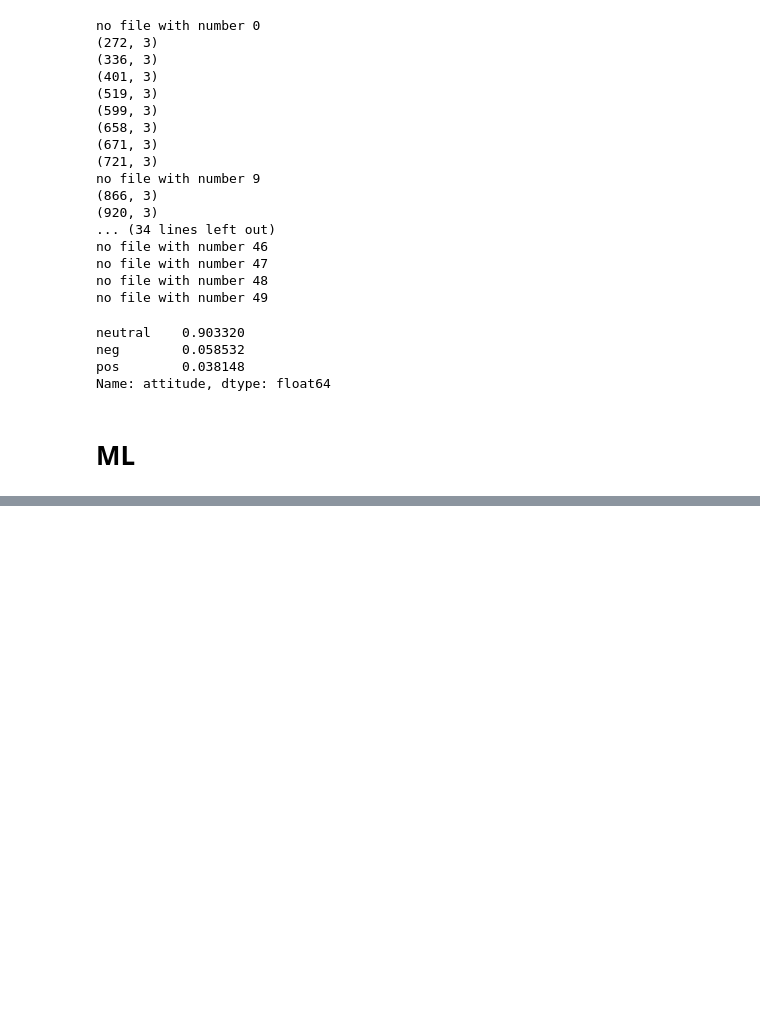
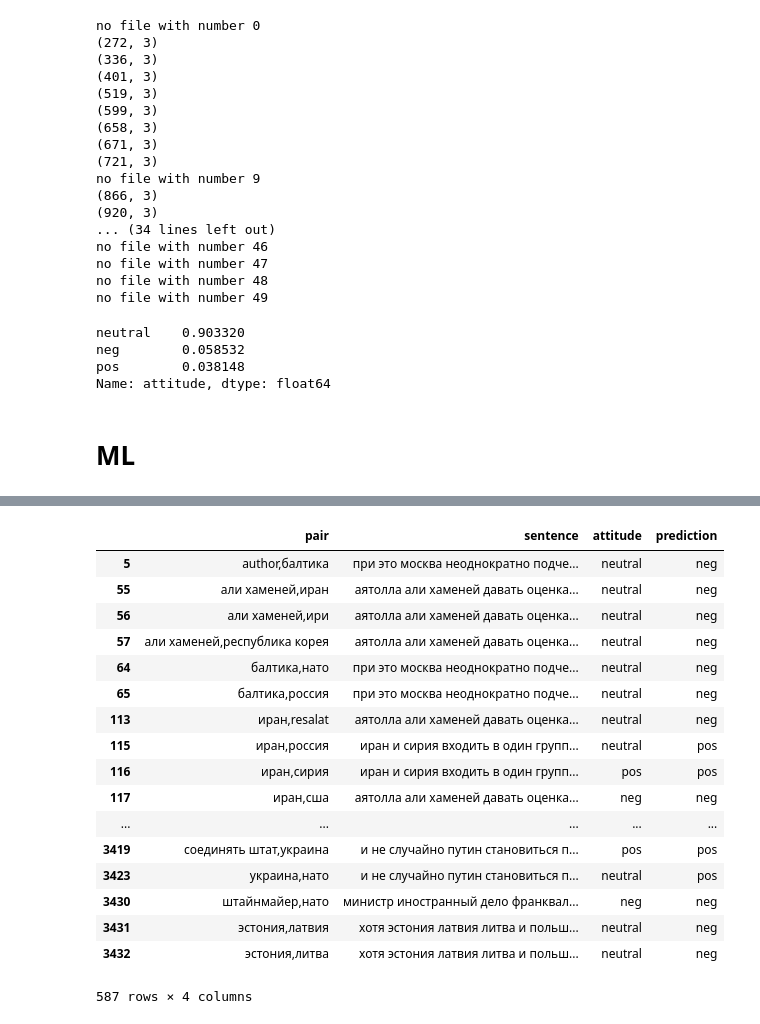
Before and after one commit to DmitrySerg/HSE-NLP-Summer-School, a Jupyter notebook: NLP_summerschool.ipynb, the cells around one changed output, grey strips where cells are left out. Drawn from its saved outputs; the diff is of its cells as text; code cells hidden in the pictures; blank space fills up the shorter version.

```diff
--- a/NLP_summerschool.ipynb
+++ b/NLP_summerschool.ipynb
@@ -458,0 +684,26 @@ FINAL.pair = FINAL.pair.apply(lambda x: x.decode("utf8"))
+# %%
+answ = pd.DataFrame(le.inverse_transform(map(np.argmax, logit_sgd.predict_proba(X_train_vector))))
+answ.columns = ["prediction"]
+# %%
+FINAL["prediction"] = answ
+# %%
+FINAL[FINAL.prediction!="neutral"]
+# %% [output]
+|  | pair | sentence | attitude | prediction |
+| 5 | author,балтика | при это москва неоднократно подче... | neutral | neg |
+| 55 | али хаменей,иран | аятолла али хаменей давать оценка... | neutral | neg |
+| 56 | али хаменей,ири | аятолла али хаменей давать оценка... | neutral | neg |
+| 57 | али хаменей,республика корея | аятолла али хаменей давать оценка... | neutral | neg |
+| 64 | балтика,нато | при это москва неоднократно подче... | neutral | neg |
+| 65 | балтика,россия | при это москва неоднократно подче... | neutral | neg |
+| 113 | иран,resalat | аятолла али хаменей давать оценка... | neutral | neg |
+| 115 | иран,россия | иран и сирия входить в один групп... | neutral | pos |
+| 116 | иран,сирия | иран и сирия входить в один групп... | pos | pos |
+| 117 | иран,сша | аятолла али хаменей давать оценка... | neg | neg |
+| ... | ... | ... | ... | ... |
+| 3419 | соединять штат,украина | и не случайно путин становиться п... | pos | pos |
+| 3423 | украина,нато | и не случайно путин становиться п... | neutral | pos |
+| 3430 | штайнмайер,нато | министр иностранный дело франквал... | neg | neg |
+| 3431 | эстония,латвия | хотя эстония латвия литва и польш... | neutral | neg |
+| 3432 | эстония,литва | хотя эстония латвия литва и польш... | neutral | neg |
+587 rows × 4 columns
```
Also changed, not shown: parts of 37 cells of this notebook.
